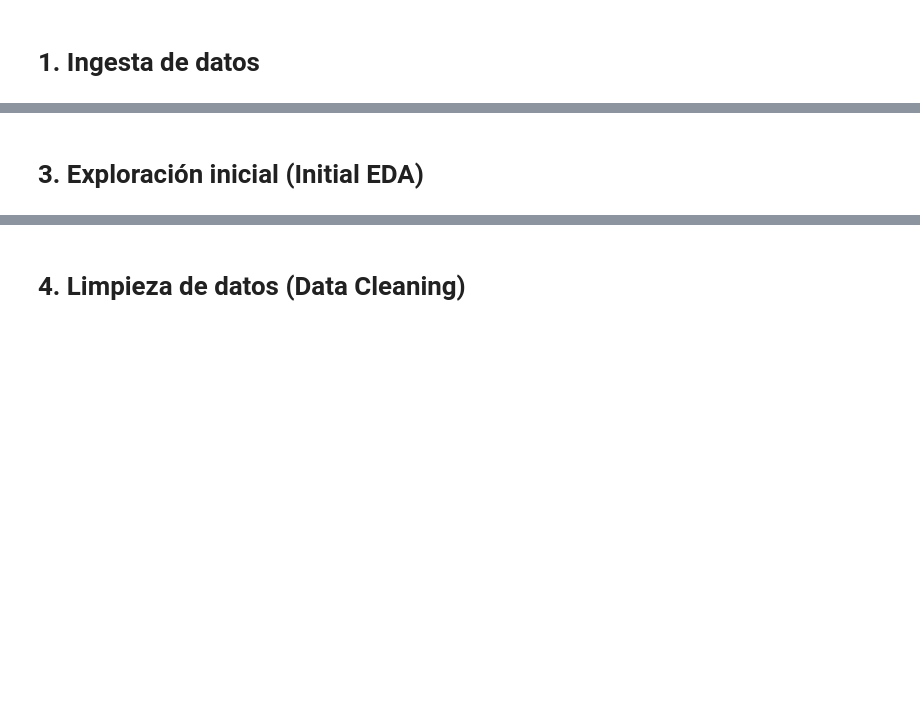
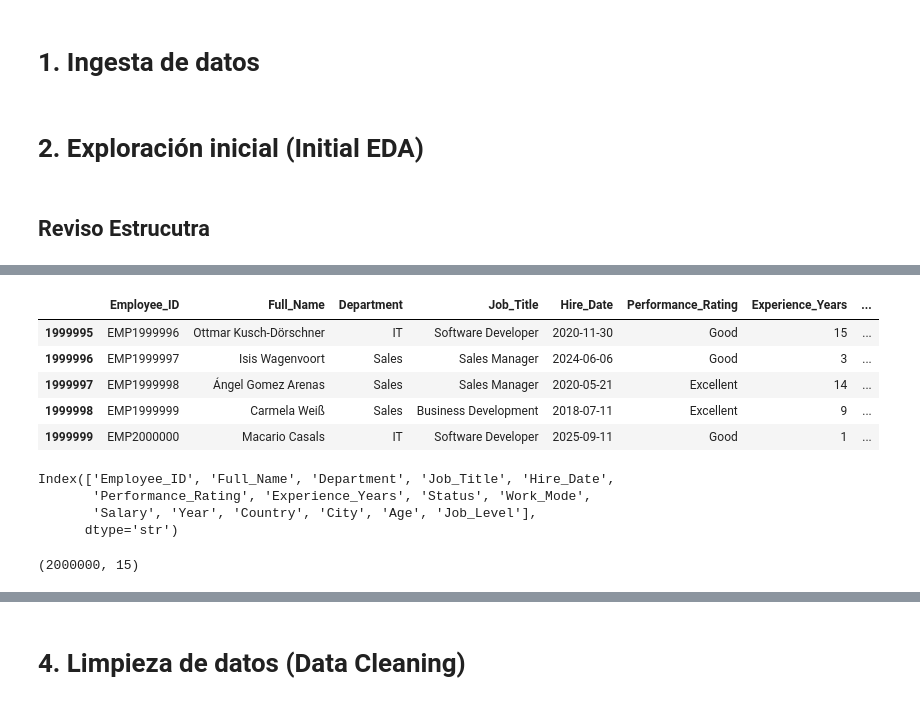
Before and after one commit to dariomicheli/HR-Analytics, a Jupyter notebook: notebook.ipynb, the cells around one changed output, grey strips where cells are left out. Cells and saved outputs as stored; diff of their text form; code cells hidden in the pictures; blank space fills up the shorter version.

```diff
--- a/notebook.ipynb
+++ b/notebook.ipynb
@@ -16,3 +30,7 @@ df = pd.read_csv(DATA_RAW)
+# %% [markdown]
+# 2. Exploración inicial (Initial EDA)
+# %% [markdown]
+## Reviso Estrucutra
 # %%
 df.head(5)
 # %% [output]
@@ -22,5 +40,23 @@ df.head(5)
 | 2 | EMP0000003 | Sara Sureda Figueroa | HR | Talent Specialist | 2016-03-19 | Needs Improvement | 15 | ... |
 | 3 | EMP0000004 | Luce Sanchez | Operations | Operations Director | 2024-04-03 | Good | 1 | ... |
 | 4 | EMP0000005 | William Jennings | Sales | Regional Lead | 2024-11-17 | Good | 2 | ... |
-# %% [markdown]
-# 3. Exploración inicial (Initial EDA)
+# %%
+df.tail(5)
+# %% [output]
+|  | Employee_ID | Full_Name | Department | Job_Title | Hire_Date | Performance_Rating | Experience_Years | ... |
+| 1999995 | EMP1999996 | Ottmar Kusch-Dörschner | IT | Software Developer | 2020-11-30 | Good | 15 | ... |
+| 1999996 | EMP1999997 | Isis Wagenvoort | Sales | Sales Manager | 2024-06-06 | Good | 3 | ... |
+| 1999997 | EMP1999998 | Ángel Gomez Arenas | Sales | Sales Manager | 2020-05-21 | Excellent | 14 | ... |
+| 1999998 | EMP1999999 | Carmela Weiß | Sales | Business Development | 2018-07-11 | Excellent | 9 | ... |
+| 1999999 | EMP2000000 | Macario Casals | IT | Software Developer | 2025-09-11 | Good | 1 | ... |
+# %%
+df.columns
+# %% [output]
+Index(['Employee_ID', 'Full_Name', 'Department', 'Job_Title', 'Hire_Date',
+       'Performance_Rating', 'Experience_Years', 'Status', 'Work_Mode',
+       'Salary', 'Year', 'Country', 'City', 'Age', 'Job_Level'],
+      dtype='str')
+# %%
+df.shape
+# %% [output]
+(2000000, 15)
```
Also changed, not shown: parts of 22 cells of this notebook, 2 other files.
